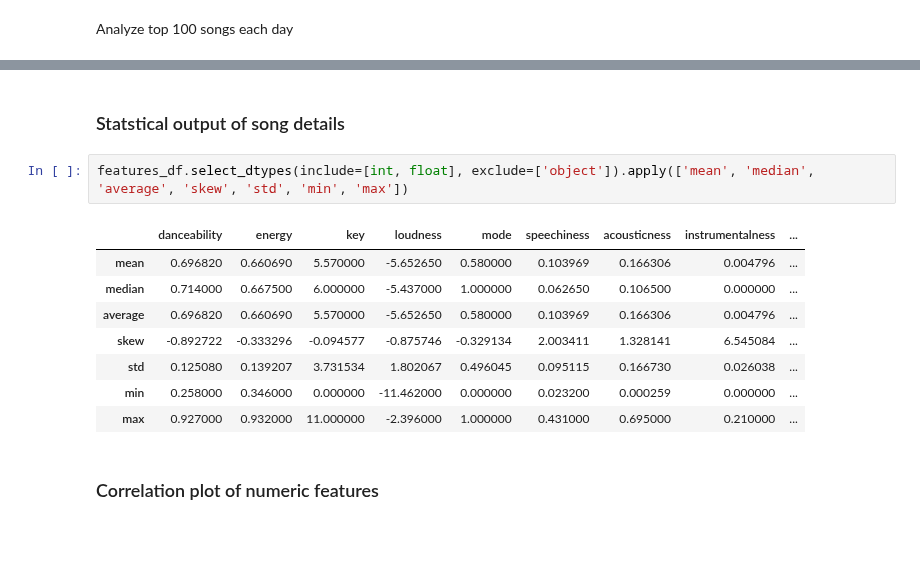
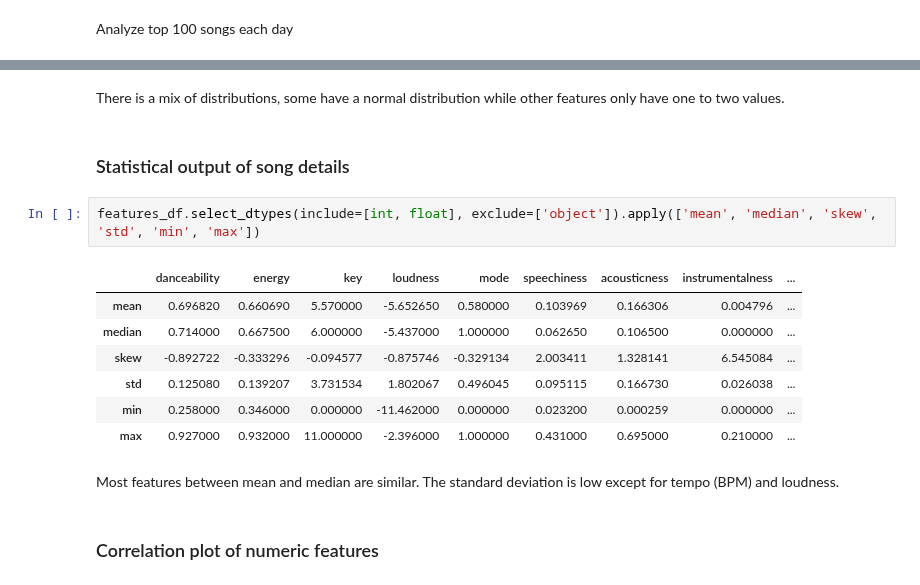
Before and after one commit to hypothetical-lemon/COMP4449-capstone, a Jupyter notebook: midterm/heather_lemon_midterm.ipynb, the cells around one changed output, grey strips where cells are left out. Cells and saved outputs as stored; diff of their text form; blank space fills up the shorter version.

```diff
--- a/midterm/heather_lemon_midterm.ipynb
+++ b/midterm/heather_lemon_midterm.ipynb
@@ -423,16 +420,19 @@ features_df.hist(bins=50, figsize=(20,15));
+# %% [markdown]
+There is a mix of distributions, some have a normal distribution while other features only have one to two values.
 # %% [markdown]
-### Statstical output of song details
+### Statistical output of song details
 # %%
-features_df.select_dtypes(include=[int, float], exclude=['object']).apply(['mean', 'median', 'average', 'skew', 'std', 'min', 'max'])
+features_df.select_dtypes(include=[int, float], exclude=['object']).apply(['mean', 'median', 'skew', 'std', 'min', 'max'])
 # %% [output]
 |  | danceability | energy | key | loudness | mode | speechiness | acousticness | instrumentalness | ... |
 | mean | 0.696820 | 0.660690 | 5.570000 | -5.652650 | 0.580000 | 0.103969 | 0.166306 | 0.004796 | ... |
 | median | 0.714000 | 0.667500 | 6.000000 | -5.437000 | 1.000000 | 0.062650 | 0.106500 | 0.000000 | ... |
-| average | 0.696820 | 0.660690 | 5.570000 | -5.652650 | 0.580000 | 0.103969 | 0.166306 | 0.004796 | ... |
 | skew | -0.892722 | -0.333296 | -0.094577 | -0.875746 | -0.329134 | 2.003411 | 1.328141 | 6.545084 | ... |
 | std | 0.125080 | 0.139207 | 3.731534 | 1.802067 | 0.496045 | 0.095115 | 0.166730 | 0.026038 | ... |
 | min | 0.258000 | 0.346000 | 0.000000 | -11.462000 | 0.000000 | 0.023200 | 0.000259 | 0.000000 | ... |
 | max | 0.927000 | 0.932000 | 11.000000 | -2.396000 | 1.000000 | 0.431000 | 0.695000 | 0.210000 | ... |
+# %% [markdown]
+Most features between mean and median are similar. The standard deviation is low except for tempo (BPM) and loudness.
 # %% [markdown]
 ### Correlation plot of numeric features
 # %%
```
Also changed, not shown: parts of 33 cells of this notebook.
